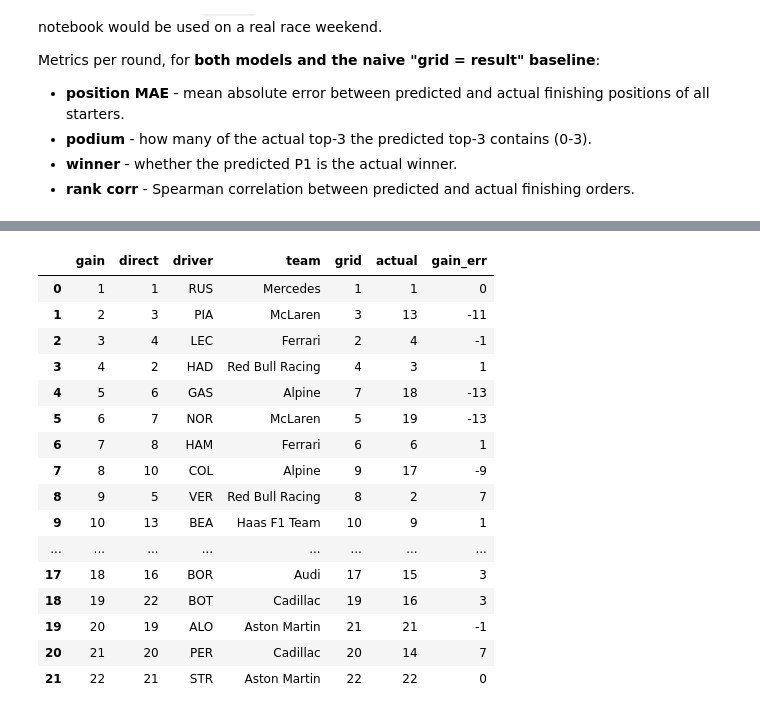
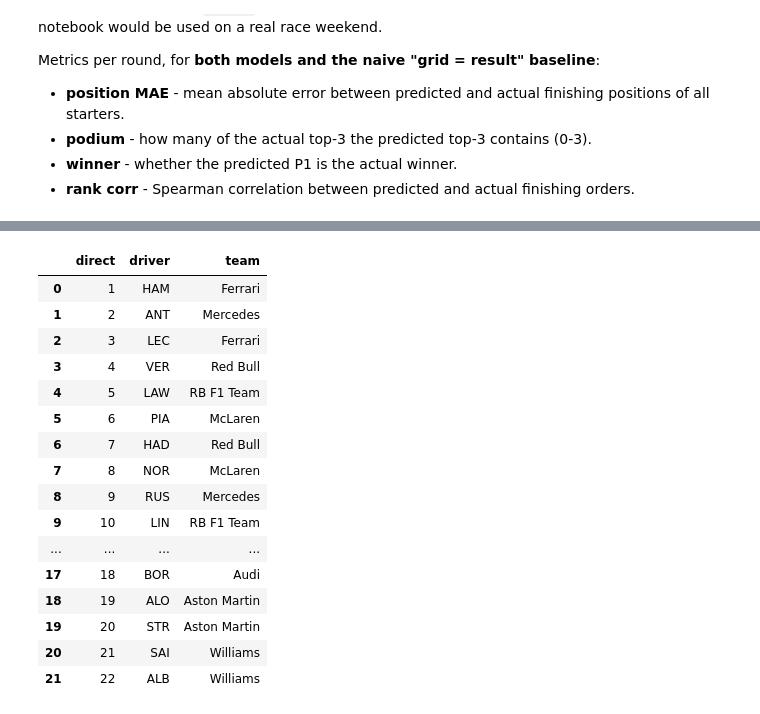
Before and after one commit to scgon/Formula1RaceAndGridPredictor, a Jupyter notebook: notebooks/race_predictions.ipynb, the cells around one changed output, grey strips where cells are left out. Saved outputs shown, nothing was run; the diff lists cells and outputs as text; code cells hidden in the pictures.

```diff
--- a/notebooks/race_predictions.ipynb
+++ b/notebooks/race_predictions.ipynb
@@ -25,6 +26,7 @@ A command-line version of the same pipeline lives in `predict_race.py`.
 # %%
 import warnings
 from datetime import datetime, timedelta, timezone
+from itertools import product
 from pathlib import Path
 
 import matplotlib.pyplot as plt
@@ -47,9 +49,11 @@ fastf1.logger.set_log_level("WARNING")
 
 SEASON = 2026
 MIN_TRAIN_ROUNDS = 5
+MODEL_PROFILE = "fast"
 STINT_WINDOW = 5
 STINT_MIN_LAPS = 3
 COMPLETION_BUFFER = timedelta(hours=3)
+PRACTICE_BUFFER = timedelta(hours=2)
 
 PRACTICE_COLS = ["fp_race_pace_delta", "fp_best_delta", "fp_laps"]
 SPRINT_COLS = ["sprint_quali_pos", "sprint_finish", "sprint_gain"]
@@ -95,5 +99,5 @@ plt.rcParams.update({
     "axes.titlesize": 12,
 })
 
-print("fastf1", fastf1.__version__, "| season", SEASON)
+print("fastf1", fastf1.__version__, "| season", SEASON, "| profile", MODEL_PROFILE)
 # %% [output]
@@ -779,33 +978,59 @@ target: round 15 - Azerbaijan Grand Prix - completed race, scored vs the actual
 # %%
-if mode == "pre":
+if mode == "prequali":
+    fallback = data[data["round"] == int(data["round"].max())]
+    upcoming = load_upcoming_round_prequali(SEASON, target_round, event_name, fallback)
+    model_data = pd.concat([data[data["round"] != target_round], upcoming], ignore_index=True)
+elif mode == "pre":
     upcoming = load_upcoming_round(SEASON, target_round, event_name)
     model_data = pd.concat([data[data["round"] != target_round], upcoming], ignore_index=True)
 else:
     model_data = data
 
 features_final = build_features(model_data)
-gain_model, train_set = train_model(features_final, target_round, "gain")
-direct_model, _ = train_model(features_final, target_round, "direct")
-gain = predict_round(gain_model, features_final, target_round, "gain")
-direct = predict_round(direct_model, features_final, target_round, "direct")
+tune_note = " (tuning hyperparameters)" if MODEL_PROFILE == "optimized" else ""
+with_gain = mode != "prequali"
+if with_gain:
+    print(f"training final gain model{tune_note}...")
+    gain_model, _, gain_used, gain_params = train_model(features_final, target_round, "gain", MODEL_PROFILE)
+print(f"training final direct model{tune_note}...")
+direct_model, train_set, direct_used, direct_params = train_model(features_final, target_round, "direct", MODEL_PROFILE)
+direct = predict_round(direct_model, features_final, target_round, "direct", direct_used)
+if with_gain:
+    gain = predict_round(gain_model, features_final, target_round, "gain", gain_used)
 
-result = pd.DataFrame({
-    "gain": gain["pred_pos"].to_numpy(),
-    "direct": gain["driver"].map(direct.set_index("driver")["pred_pos"]).to_numpy(),
-    "driver": gain["driver"].to_numpy(),
-    "team": gain["team"].to_numpy(),
-    "grid": gain["grid"].astype(int).to_numpy(),
-})
+if with_gain:
+    result = pd.DataFrame({
+        "gain": gain["pred_pos"].to_numpy(),
+        "direct": gain["driver"].map(direct.set_index("driver")["pred_pos"]).to_numpy(),
+        "driver": gain["driver"].to_numpy(),
+        "team": gain["team"].to_numpy(),
+        "grid": gain["grid"].astype(int).to_numpy(),
+    })
+else:
+    result = pd.DataFrame({
+        "direct": direct["pred_pos"].to_numpy(),
+        "driver": direct["driver"].to_numpy(),
+        "team": direct["team"].to_numpy(),
+    })
 if mode == "post":
     result["actual"] = gain["finish"].astype("Int64").to_numpy()
     result["gain_err"] = (gain["pred_pos"] - gain["finish"]).round().astype("Int64").to_numpy()
 
-print(f"predicted podium (gain model)   : {' '.join(result.head(3)['driver'])}")
-print(f"predicted podium (direct model) : {' '.join(result.sort_values('direct').head(3)['driver'])}")
+if with_gain:
+    print(f"predicted podium (gain model)   : {' '.join(result.head(3)['driver'])}")
+    print(f"predicted podium (direct model) : {' '.join(result.sort_values('direct').head(3)['driver'])}")
+else:
+    print(f"predicted podium (direct model) : {' '.join(result.head(3)['driver'])}")
 if mode == "post":
     print(f"actual podium                   : {' '.join(gain.nsmallest(3, 'finish')['driver'])}")
 else:
-    print(f"predicted winner (gain model)   : {result.iloc[0]['driver']}")
+    if with_gain:
+        print(f"predicted winner (gain model)   : {result.iloc[0]['driver']}")
     print(f"predicted winner (direct model) : {result.sort_values('direct').iloc[0]['driver']}")
+if MODEL_PROFILE == "optimized":
+    untuned = "fast defaults (no clearly better combination found)"
+    if with_gain:
+        print(f"\nTuned hyperparameters (gain model)   : {format_params(gain_params) or untuned}")
+    print(f"Tuned hyperparameters (direct model) : {format_params(direct_params) or untuned}")
 result
 # %% [output]
@@ -815,20 +1055,20 @@ actual podium                   : RUS VER HAD
-|  | gain | direct | driver | team | grid | actual | gain_err |
-| 0 | 1 | 1 | RUS | Mercedes | 1 | 1 | 0 |
-| 1 | 2 | 3 | PIA | McLaren | 3 | 13 | -11 |
-| 2 | 3 | 4 | LEC | Ferrari | 2 | 4 | -1 |
-| 3 | 4 | 2 | HAD | Red Bull Racing | 4 | 3 | 1 |
-| 4 | 5 | 6 | GAS | Alpine | 7 | 18 | -13 |
-| 5 | 6 | 7 | NOR | McLaren | 5 | 19 | -13 |
-| 6 | 7 | 8 | HAM | Ferrari | 6 | 6 | 1 |
-| 7 | 8 | 10 | COL | Alpine | 9 | 17 | -9 |
-| 8 | 9 | 5 | VER | Red Bull Racing | 8 | 2 | 7 |
-| 9 | 10 | 13 | BEA | Haas F1 Team | 10 | 9 | 1 |
-| ... | ... | ... | ... | ... | ... | ... | ... |
-| 17 | 18 | 16 | BOR | Audi | 17 | 15 | 3 |
-| 18 | 19 | 22 | BOT | Cadillac | 19 | 16 | 3 |
-| 19 | 20 | 19 | ALO | Aston Martin | 21 | 21 | -1 |
-| 20 | 21 | 20 | PER | Cadillac | 20 | 14 | 7 |
-| 21 | 22 | 21 | STR | Aston Martin | 22 | 22 | 0 |
+|  | direct | driver | team |
+| 0 | 1 | HAM | Ferrari |
+| 1 | 2 | ANT | Mercedes |
+| 2 | 3 | LEC | Ferrari |
+| 3 | 4 | VER | Red Bull |
+| 4 | 5 | LAW | RB F1 Team |
+| 5 | 6 | PIA | McLaren |
+| 6 | 7 | HAD | Red Bull |
+| 7 | 8 | NOR | McLaren |
+| 8 | 9 | RUS | Mercedes |
+| 9 | 10 | LIN | RB F1 Team |
+| ... | ... | ... | ... |
+| 17 | 18 | BOR | Audi |
+| 18 | 19 | ALO | Aston Martin |
+| 19 | 20 | STR | Aston Martin |
+| 20 | 21 | SAI | Williams |
+| 21 | 22 | ALB | Williams |
 # %%
 from matplotlib.patches import Patch
 
```
Also changed, not shown: parts of 23 cells of this notebook, 30 other files.
